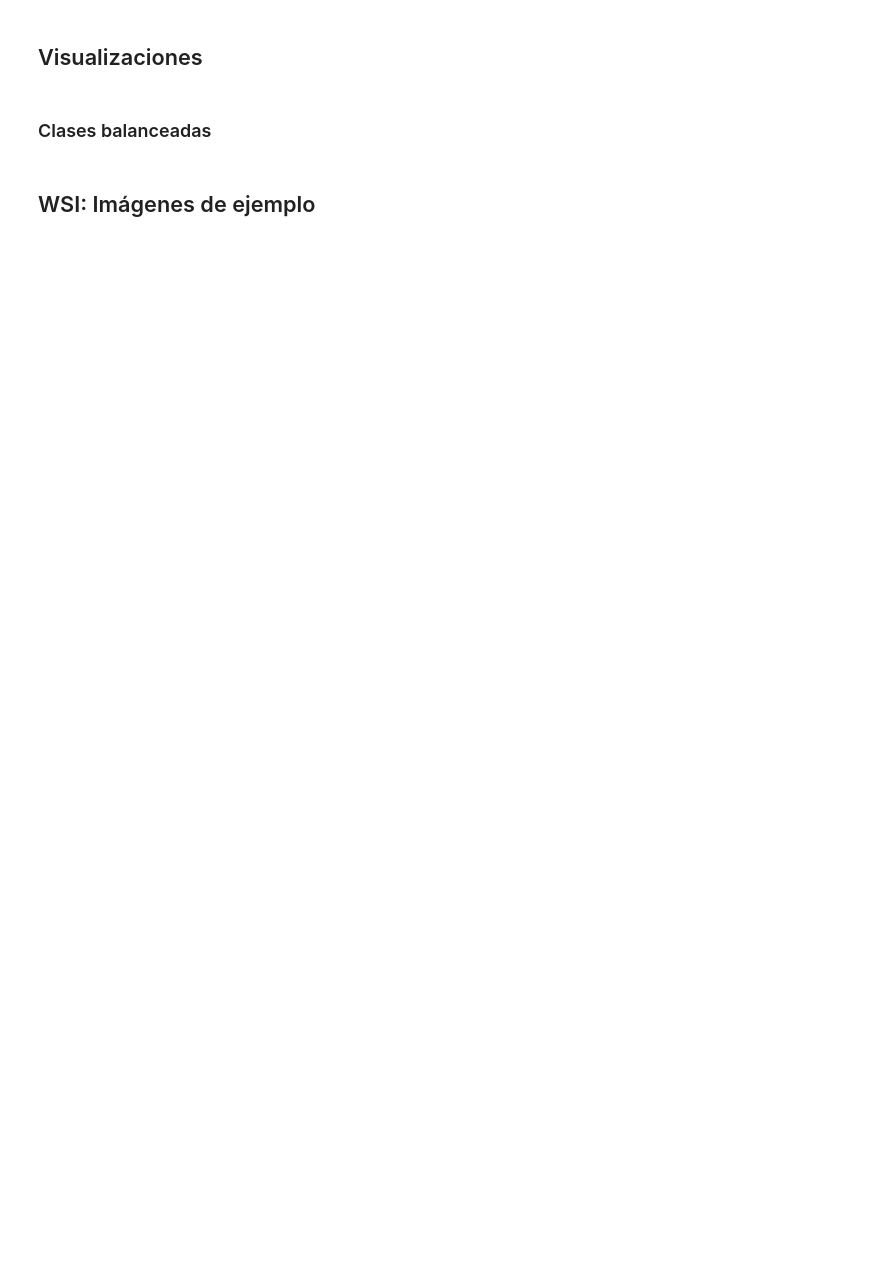
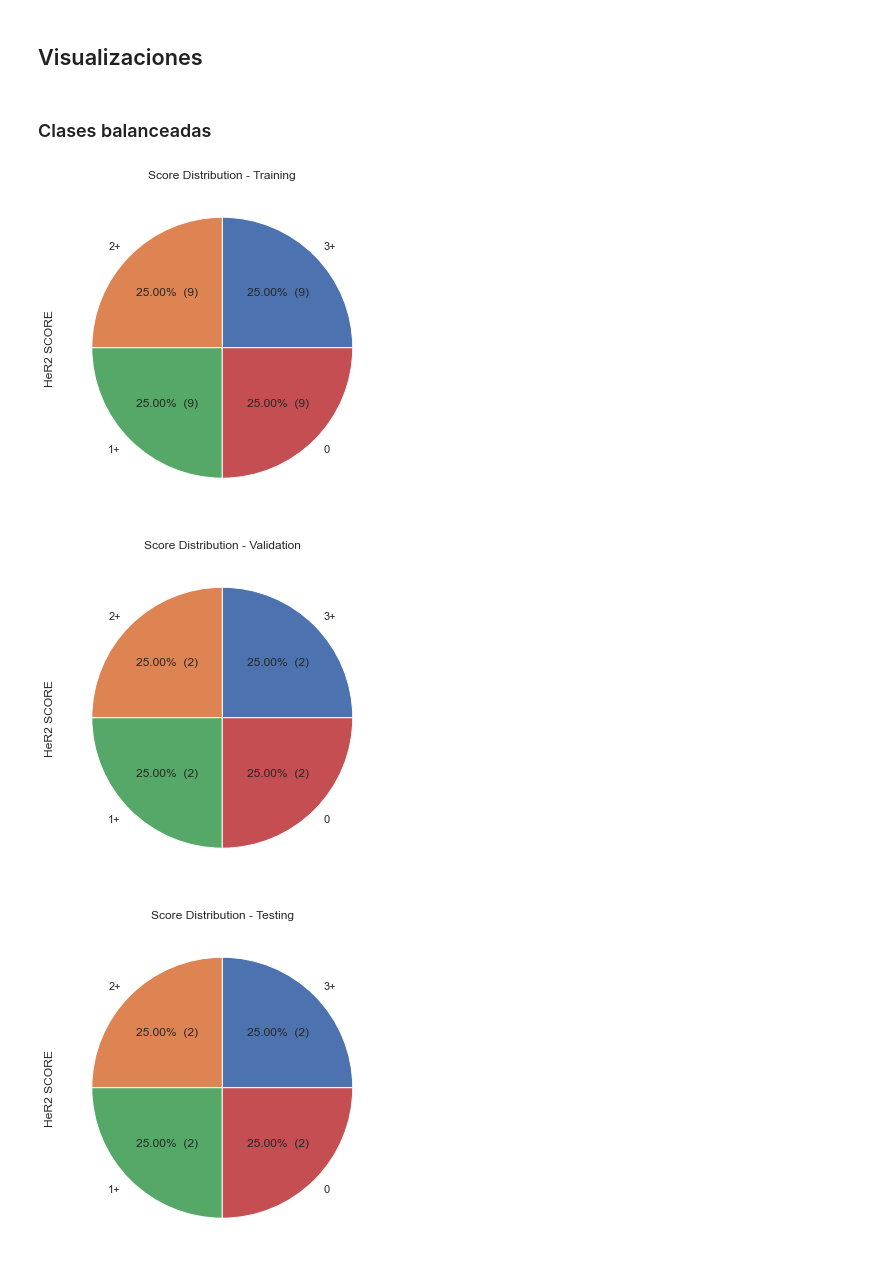
Before and after one commit to sborquez/her2bdl, a Jupyter notebook: notebooks/Exploratory Data Analysis.ipynb, the cells around one changed output. Drawn from its saved outputs; the diff is of its cells as text; code cells hidden in the pictures; blank space fills up the shorter version.

```diff
--- a/notebooks/Exploratory Data Analysis.ipynb
+++ b/notebooks/Exploratory Data Analysis.ipynb
@@ -159,8 +159,10 @@ test = load_dataset("./train/datasets/test.csv")
 # %% [markdown]
 ### Clases balanceadas
 # %%
-display_class_distribution(train, dataset_name="Training")
-display_class_distribution(val, dataset_name="Validation")
-display_class_distribution(test, dataset_name="Testing")
+display_class_distribution(train, target=TARGET, target_labels=TARGET_LABELS, dataset_name="Training")
+display_class_distribution(val, target=TARGET, target_labels=TARGET_LABELS, dataset_name="Validation")
+display_class_distribution(test, target=TARGET, target_labels=TARGET_LABELS, dataset_name="Testing")
+# %% [output]
+[figure, added]
+[figure, added]
+[figure, added]
-# %% [markdown]
-## WSI: Imágenes de ejemplo
```
Also changed, not shown: parts of 18 cells of this notebook, 22 other files.
